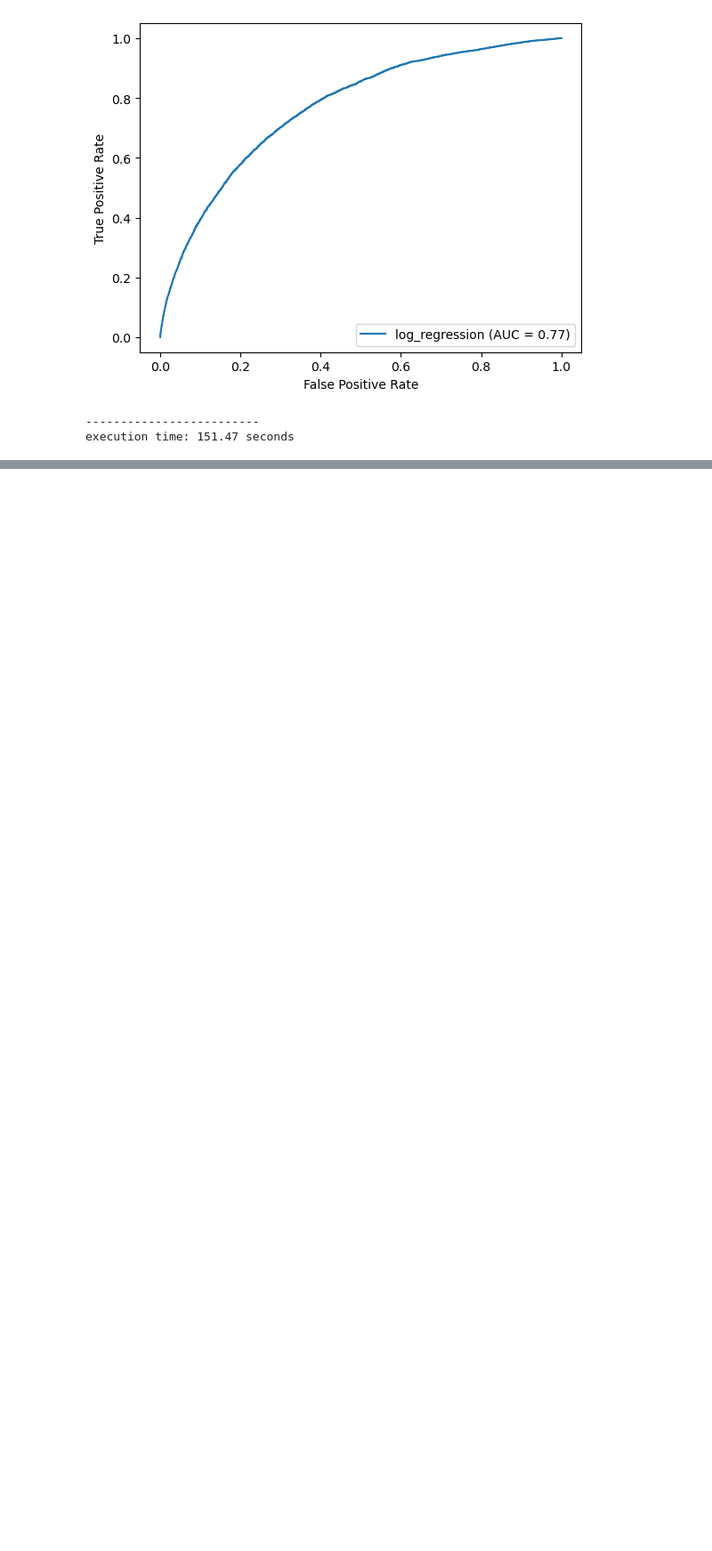
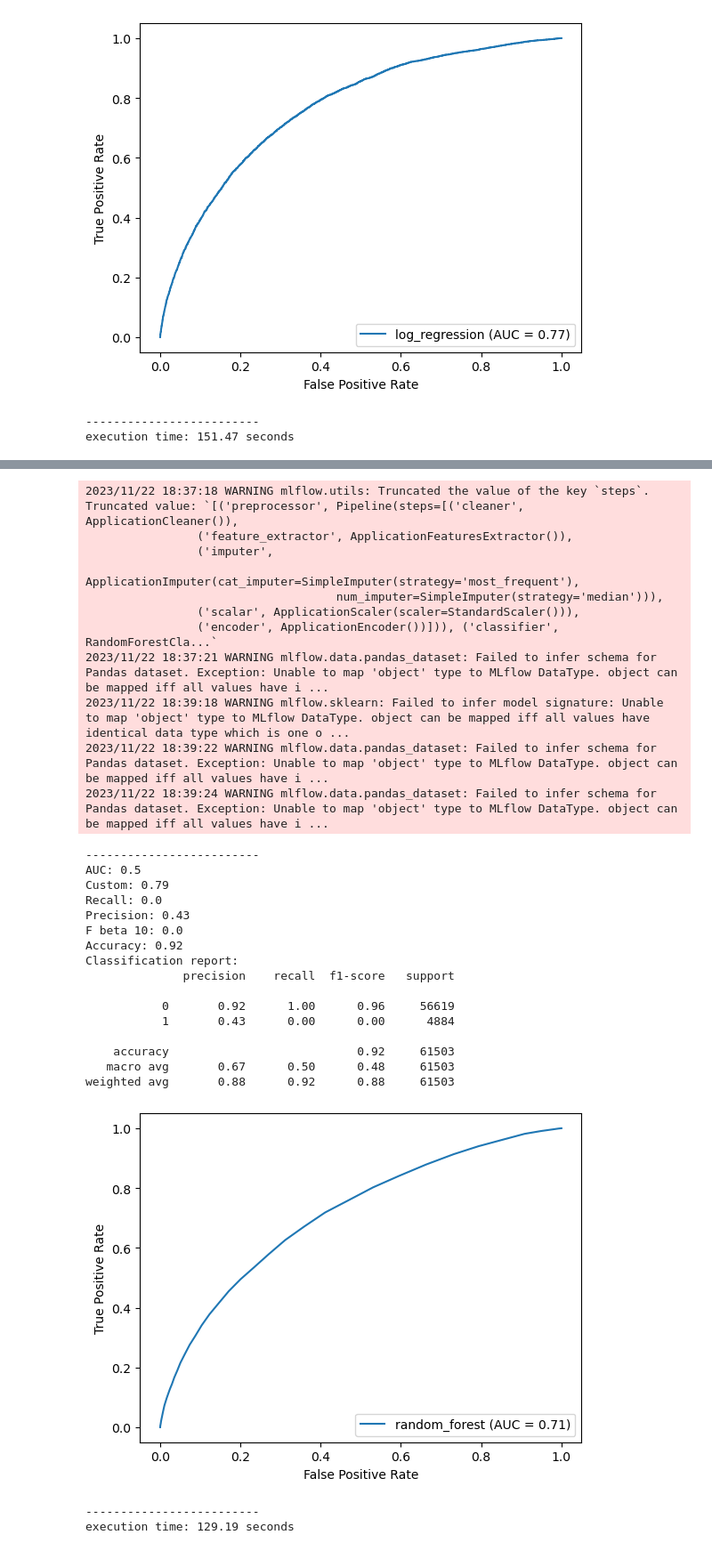
Before and after one commit to NatChe/credit-scoring-dashboard, a Jupyter notebook: 01_Training.ipynb, the cells around one changed output, grey strips where cells are left out. Shown at 89% size. Drawn from its saved outputs; the diff is of its cells as text; code cells hidden in the pictures; blank space fills up the shorter version.

Commit message:
feat(training): add random forest pipeline

```diff
--- a/01_Training.ipynb
+++ b/01_Training.ipynb
@@ -1532,0 +1533,6 @@ execution time: 151.47 seconds
+# %%
+# Set the experiment
+mlflow.set_experiment("Random Forest Classifier")
+
+# Track models automatically
+mlflow.sklearn.autolog()
@@ -1532,0 +1543,39 @@ execution time: 151.47 seconds
+# %%
+base_config = {
+   'preprocessing': {
+        'should_fill_na': True,
+        'num_imputer': SimpleImputer(strategy='median'),
+        'cat_imputer': SimpleImputer(strategy='most_frequent'),
+        'should_scale': True,
+        'scaler': StandardScaler(),
+        'should_remove_outliers': False,
+        'iqr_factor': 2.5,
+        'use_bureau_and_balance': False,
+        'use_previous_applications': False,
+        'use_pos_cash_balance': False,
+        'use_installments_payments': False,
+        'use_credit_card_balance': False,
+    },
+     'balancing': {
+        'should_oversample': False,
+        'with_categorical': False
+    },
+    'model_params': {
+        'random_state': 42,
+        'use_cv': False,
+        # default
+        'params': {
+            'n_estimators': 100,
+            'criterion': 'gini',
+            'max_features': 'sqrt',
+            'max_depth': None,
+            'class_weight': None
+        }
+    }
+}
+
+with mlflow.start_run(run_name = 'random_forest_baseline'):
+    train('random_forest', config=base_config, dev_mode=False)
+
+mlflow.end_run()
+# %% [output]
@@ -1532,0 +1588,30 @@ execution time: 151.47 seconds
+2023/11/22 18:37:18 WARNING mlflow.utils: Truncated the value of the key `steps`. Truncated value: `[('preprocessor', Pipeline(steps=[('cleaner', ApplicationCleaner()),
+                ('feature_extractor', ApplicationFeaturesExtractor()),
+                ('imputer',
+                 ApplicationImputer(cat_imputer=SimpleImputer(strategy='most_frequent'),
+                                    num_imputer=SimpleImputer(strategy='median'))),
+                ('scalar', ApplicationScaler(scaler=StandardScaler())),
+                ('encoder', ApplicationEncoder())])), ('classifier', RandomForestCla...`
+2023/11/22 18:37:21 WARNING mlflow.data.pandas_dataset: Failed to infer schema for Pandas dataset. Exception: Unable to map 'object' type to MLflow DataType. object can be mapped iff all values have i ...
+2023/11/22 18:39:18 WARNING mlflow.sklearn: Failed to infer model signature: Unable to map 'object' type to MLflow DataType. object can be mapped iff all values have identical data type which is one o ...
+2023/11/22 18:39:22 WARNING mlflow.data.pandas_dataset: Failed to infer schema for Pandas dataset. Exception: Unable to map 'object' type to MLflow DataType. object can be mapped iff all values have i ...
+2023/11/22 18:39:24 WARNING mlflow.data.pandas_dataset: Failed to infer schema for Pandas dataset. Exception: Unable to map 'object' type to MLflow DataType. object can be mapped iff all values have i ...
+-------------------------
+AUC: 0.5
+Custom: 0.79
+Recall: 0.0
+Precision: 0.43
+F beta 10: 0.0
+Accuracy: 0.92
+Classification report:
+              precision    recall  f1-score   support
+
+           0       0.92      1.00      0.96     56619
+           1       0.43      0.00      0.00      4884
+
+    accuracy                           0.92     61503
+   macro avg       0.67      0.50      0.48     61503
+weighted avg       0.88      0.92      0.88     61503
+[figure, added]
+-------------------------
+execution time: 129.19 seconds
```
Also changed, not shown: parts of 22 cells of this notebook, 2 other files.
